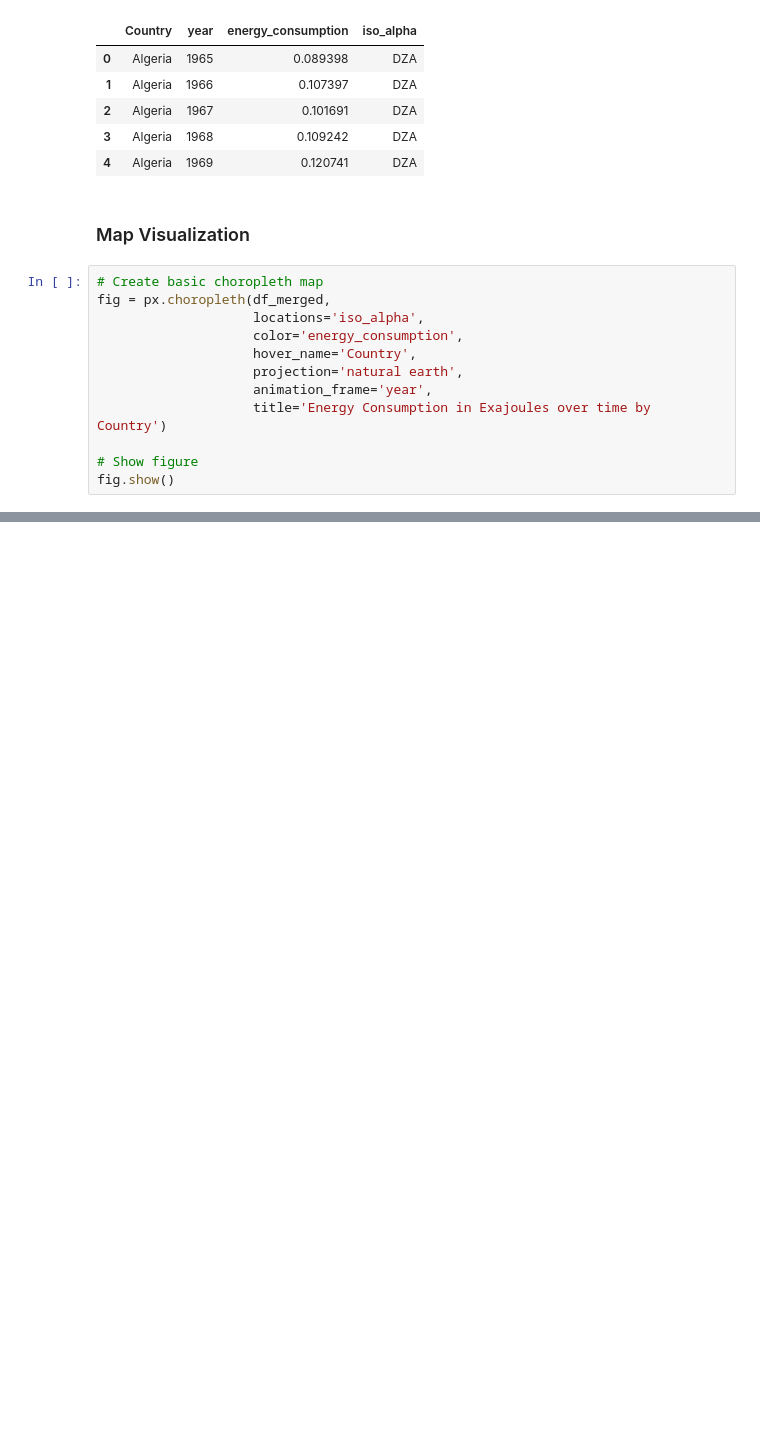
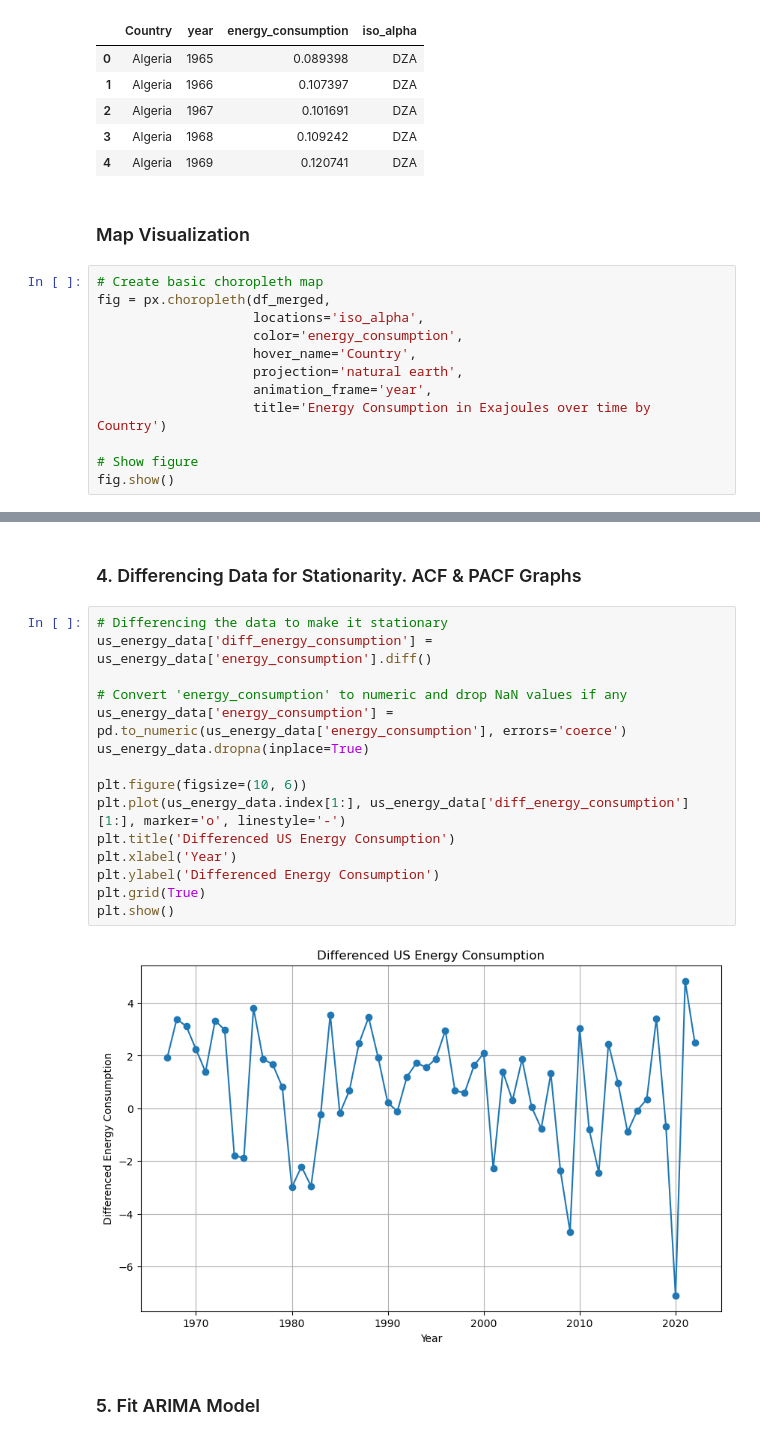
Before and after one commit to Yaq0ub/WorldEnergyData-Analysis, a Jupyter notebook: primaryEnergyConsumption.ipynb, the cells around one changed output, grey strips where cells are left out. Drawn from its saved outputs; the diff is of its cells as text; blank space fills up the shorter version.

```diff
--- a/primaryEnergyConsumption.ipynb
+++ b/primaryEnergyConsumption.ipynb
@@ -340,0 +361,21 @@ dtype: int64
+# %% [markdown]
+### 4. Differencing Data for Stationarity. ACF & PACF Graphs
+# %%
+# Differencing the data to make it stationary
+us_energy_data['diff_energy_consumption'] = us_energy_data['energy_consumption'].diff()
+
+# Convert 'energy_consumption' to numeric and drop NaN values if any
+us_energy_data['energy_consumption'] = pd.to_numeric(us_energy_data['energy_consumption'], errors='coerce')
+us_energy_data.dropna(inplace=True)
+
+plt.figure(figsize=(10, 6))
+plt.plot(us_energy_data.index[1:], us_energy_data['diff_energy_consumption'][1:], marker='o', linestyle='-')
+plt.title('Differenced US Energy Consumption')
+plt.xlabel('Year')
+plt.ylabel('Differenced Energy Consumption')
+plt.grid(True)
+plt.show()
+# %% [output]
+[figure, added]
+# %% [markdown]
+### 5. Fit ARIMA Model
```
Also changed, not shown: parts of 14 cells of this notebook.
